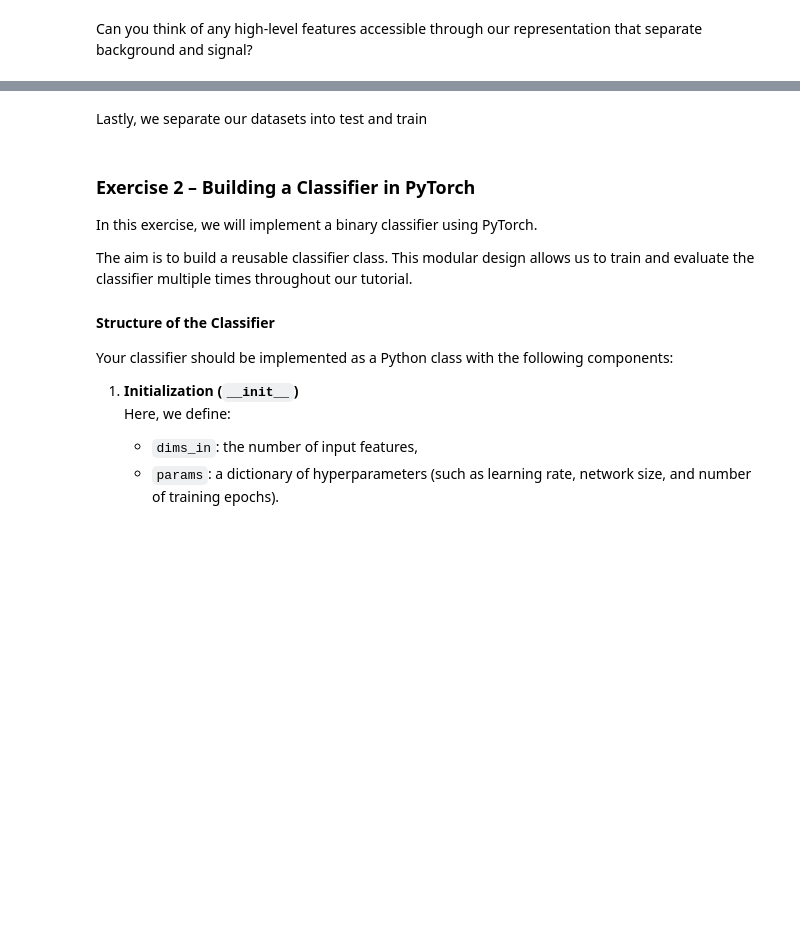
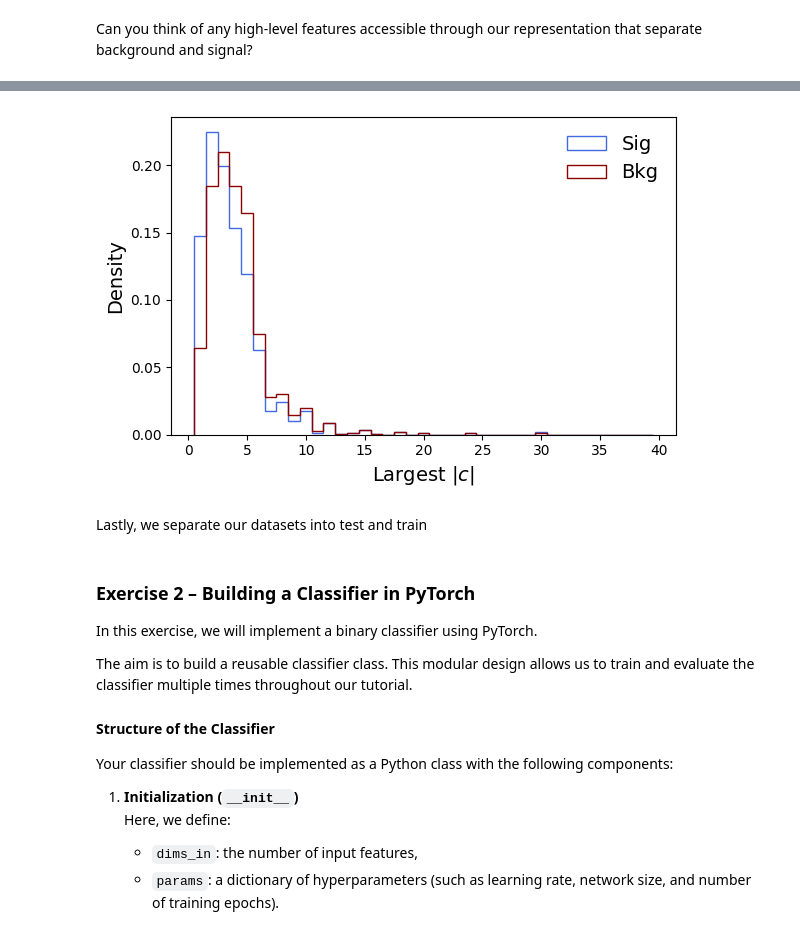
Before and after one commit to SofiaSchweitzer/ml4amplitudes, a Jupyter notebook: classifier_tutorial.ipynb, the cells around one changed output, grey strips where cells are left out. Saved outputs shown, nothing was run; the diff lists cells and outputs as text; code cells hidden in the pictures; blank space fills up the shorter version.

```diff
--- a/classifier_tutorial.ipynb
+++ b/classifier_tutorial.ipynb
@@ -183,3 +264,35 @@ Can you think of any high-level features accessible through our representation t
+# %%
+def max_abs_coef(x, term_dim):
+  """
+  Largest coefficient size |c| among the terms of encoded expressions.
+
+  Args:
+      x (Tensor): Encoded expressions, shape (N, max_terms * term_dim) or (N, max_terms, term_dim).
+      term_dim (int): Number of features per term.
+
+  Returns:
+      Tensor: Largest |c| per expression, shape (N,).
+  """
+  x = x.reshape(len(x), -1, term_dim)
+  # Column 0 holds log(1 + |c|), padded rows give 0
+  return (x[..., 0].exp() - 1).round().amax(-1)
+# %%
+plt.figure(figsize=(6, 4))
+
+plt.hist(max_abs_coef(sig_data, transform.term_dim), bins=np.arange(0.5, 40.5), color="royalblue", histtype="step", label="Sig", density=True)
+plt.hist(max_abs_coef(bkg_data, transform.term_dim), bins=np.arange(0.5, 40.5), color="darkred", histtype="step", label="Bkg", density=True)
+
+plt.xlabel(r"Largest $|c|$",
+          fontsize=14)
+
+plt.ylabel("Density",
+        fontsize=14)
+
+plt.legend(frameon=False, fontsize=14)
+plt.tight_layout()
+plt.show()
+# %% [output]
+[figure, added]
 # %% [markdown]
 Lastly, we separate our datasets into test and train
 # %%
```
Also changed, not shown: parts of 36 cells of this notebook.
